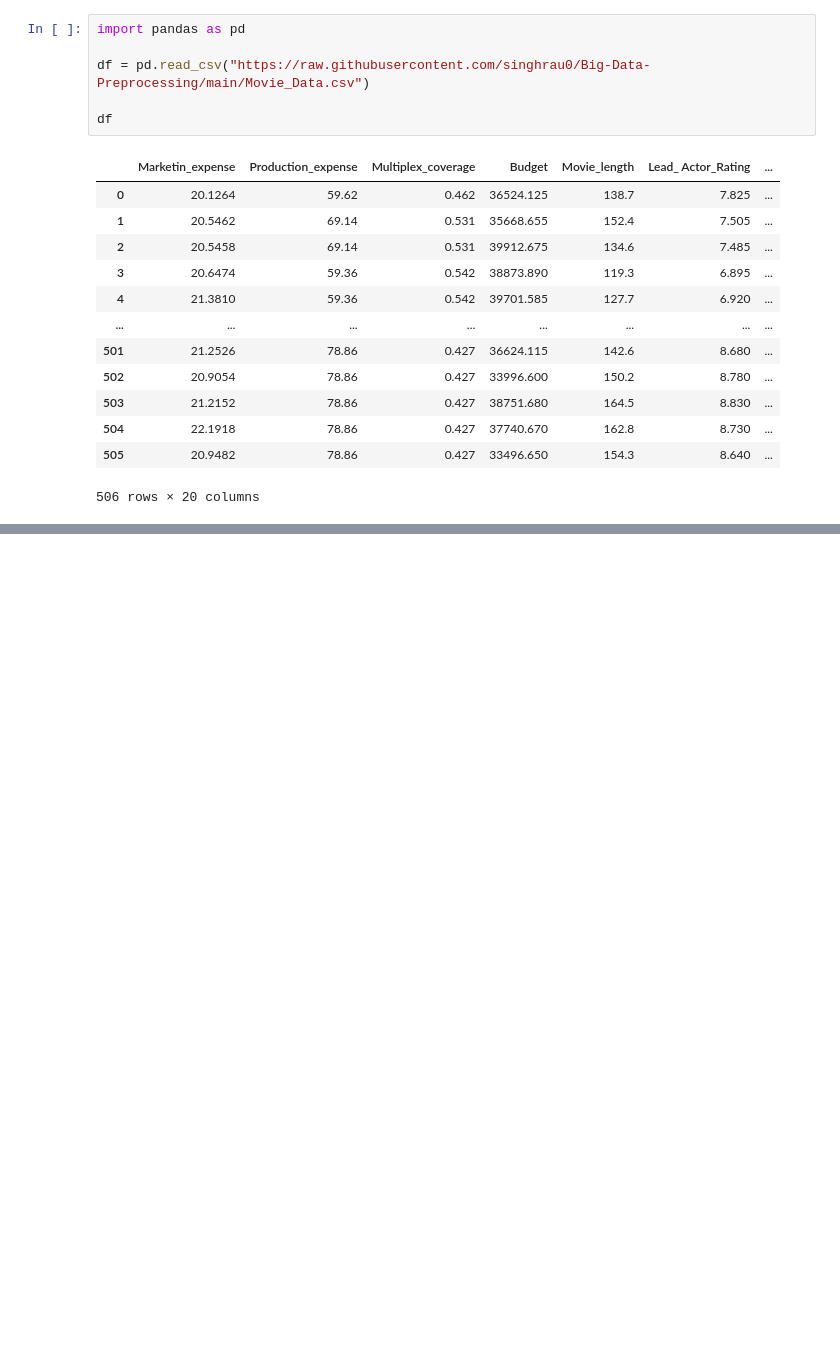
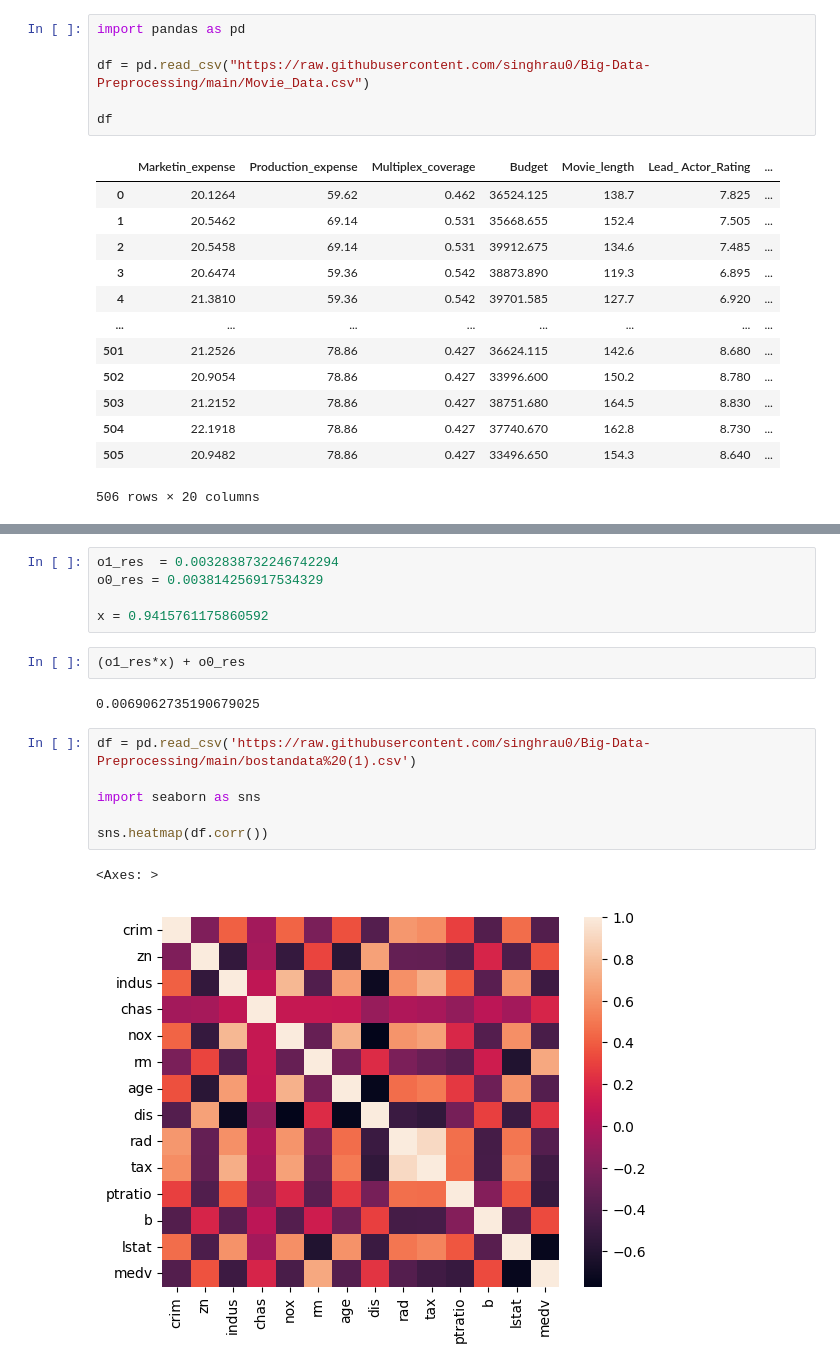
Before and after one commit to yashgadhwe/data_science_training, a Jupyter notebook: day-21/linear_regression.ipynb, the cells around one changed output, grey strips where cells are left out. Cells and saved outputs as stored; diff of their text form; blank space fills up the shorter version.

```diff
--- a/day-21/linear_regression.ipynb
+++ b/day-21/linear_regression.ipynb
@@ -43,0 +105,18 @@ y
+# %%
+o1_res  = 0.0032838732246742294
+o0_res = 0.003814256917534329
+
+x = 0.9415761175860592
+# %%
+(o1_res*x) + o0_res
+# %% [output]
+0.0069062735190679025
+# %%
+df = pd.read_csv('https://raw.githubusercontent.com/singhrau0/Big-Data-Preprocessing/main/bostandata%20(1).csv')
+
+import seaborn as sns
+
+sns.heatmap(df.corr())
+# %% [output]
+<Axes: >
+[figure, added]
```
Also changed, not shown: parts of 7 cells of this notebook, 4 other files.
